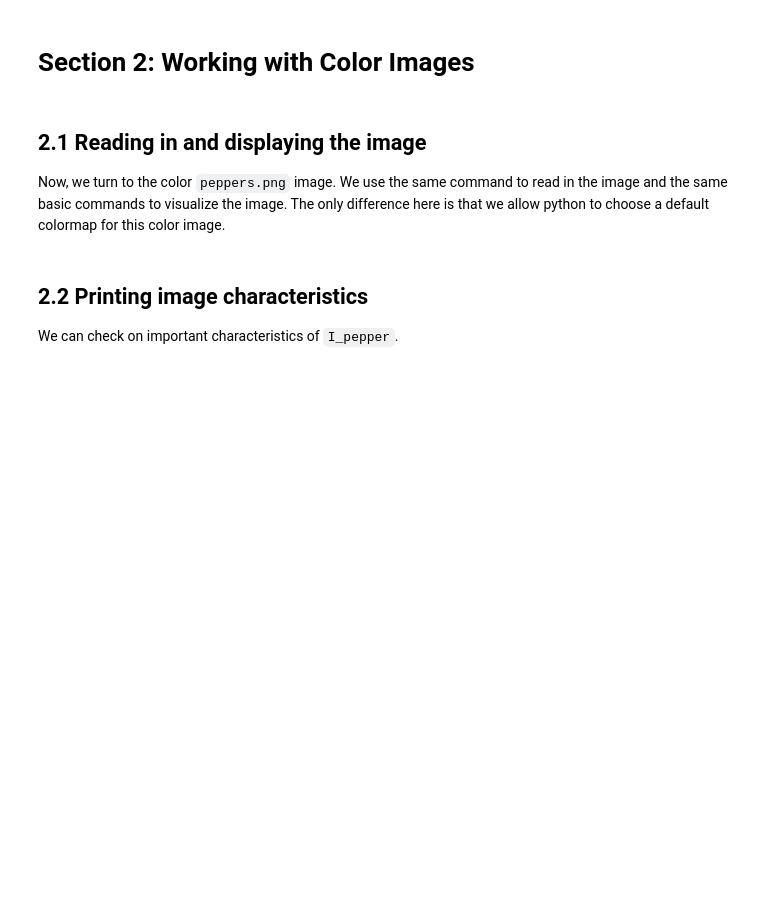
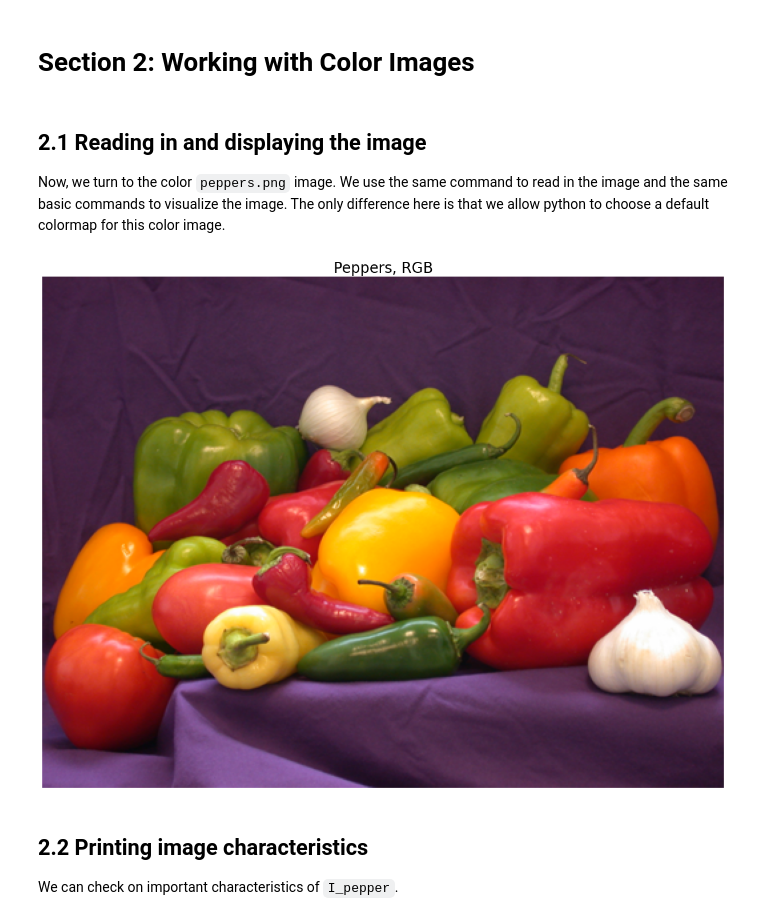
Before and after one commit to ISUgenomics/geospatialworkbook, a Jupyter notebook: tutorials/Tutorial1_Image_Processing_Essentials.ipynb, the cells around one changed output. Saved outputs shown, nothing was run; the diff lists cells and outputs as text; code cells hidden in the pictures; blank space fills up the shorter version.

```diff
--- a/tutorials/Tutorial1_Image_Processing_Essentials.ipynb
+++ b/tutorials/Tutorial1_Image_Processing_Essentials.ipynb
@@ -183,12 +214,14 @@ There are also many other options for `plt.imshow`, see `help(plt.imshow)` for m
 ## 2.1 Reading in and displaying the image
 Now, we turn to the color `peppers.png` image.  We use the same command to read in the image and the same basic commands to visualize the image.  The only difference here is that we allow python to choose a default colormap for this color image.
 # %%
-I_pepper = np.asarray(imageio.imread('peppers.png'))
+I_pepper = np.asarray(imageio.imread('data/peppers.png'))
 plt.figure(figsize=(20,20)) # open a new figure window of size 20x20 (artbitrary units)
 plt.imshow(I_pepper) # visualize the I_pepper image with a default colormap
 plt.axis('off') # turn off the axis labels
 plt.title('Peppers, RGB') # provide a title for the plot
 plt.show() # show the plot
+# %% [output]
+[figure, added]
 # %% [markdown]
 ## 2.2 Printing image characteristics
 We can check on important characteristics of `I_pepper`.
```
Also changed, not shown: parts of 17 cells of this notebook, 12 other files.
